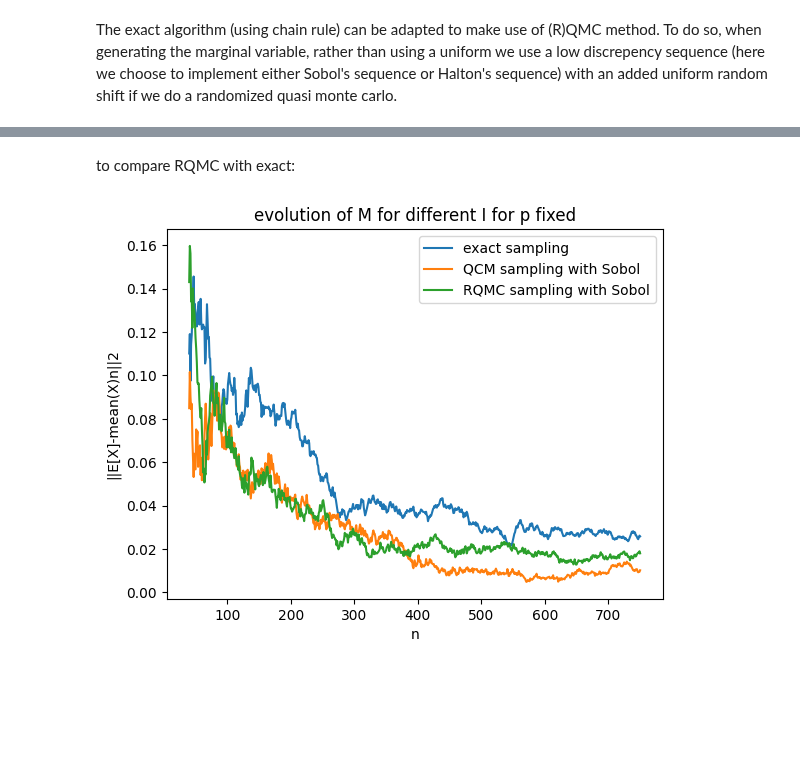
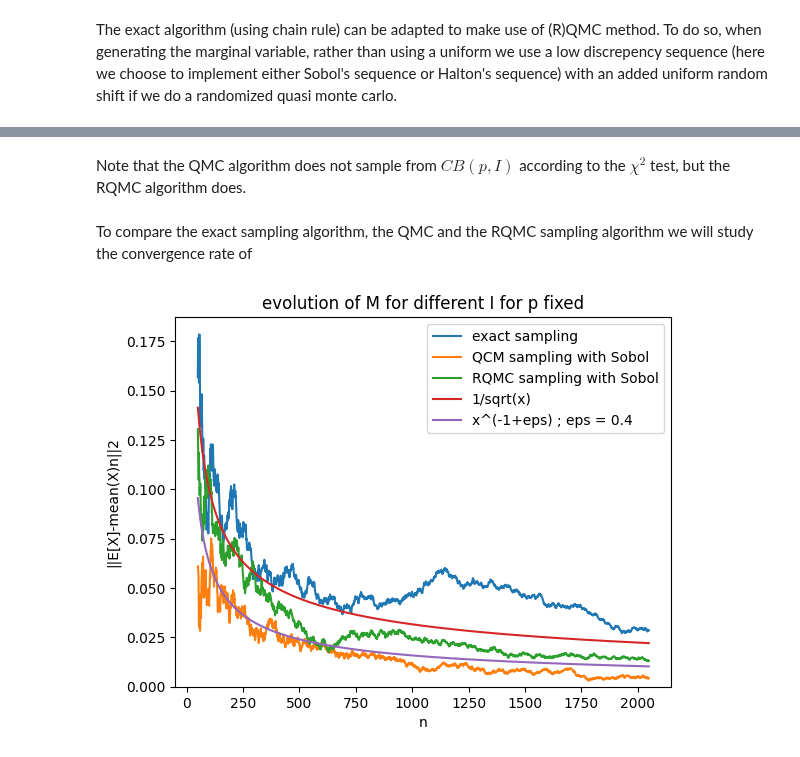
Before and after one commit to teiki-h/cond_bernoulli, a Jupyter notebook: main.ipynb, the cells around one changed output, grey strips where cells are left out. Drawn from its saved outputs; the diff is of its cells as text; code cells hidden in the pictures; blank space fills up the shorter version.

```diff
--- a/main.ipynb
+++ b/main.ipynb
@@ -944,9 +953,12 @@ p-valeur : 0.9995136755390556
 l'hypothèse nulle n'est pas rejeté à 10%
-# %% [markdown]
-to compare RQMC with exact:
+# %% [markdown]
+Note that the QMC algorithm does not sample from $CB(p,I)$ according to the $\chi^2$ test, but the RQMC algorithm does.
+# %% [markdown]
+To compare the exact sampling algorithm, the QMC and the RQMC sampling algorithm we will study the convergence rate of
 # %%
-L = 750
-E = sampler._calculate_expectation()
+L = 2048
+u = lambda x:x*x
+E = sampler._calculate_expectation(u)
 sampler.sample_generator(L,sequence=2)
 S_exact = sampler.sample
 sampler.sample_generator(L,sequence=0,RQMC=False)
@@ -954,18 +966,23 @@ S_sobol = sampler.sample
 sampler.sample_generator(L,sequence=0,RQMC=True)
 S_rqmc = sampler.sample
 # %%
-start = 40
+start = 50
+eps = 0.40
 x_values = np.arange(start, L + 1)
 
 plt.plot(x_values, np.array([np.linalg.norm((E - np.mean(S_exact[:i], axis= 0))) for i in range(start,L+1)]), label='exact sampling')
 plt.plot(x_values, np.array([np.linalg.norm((E - np.mean(S_sobol[:i], axis= 0))) for i in range(start,L+1)]), label='QCM sampling with Sobol')
 plt.plot(x_values, np.array([np.linalg.norm((E - np.mean(S_rqmc[:i], axis= 0))) for i in range(start,L+1)]), label='RQMC sampling with Sobol')
+plt.plot(x_values, 1/np.sqrt(x_values), label='1/sqrt(x)')
+plt.plot(x_values, x_values**(-1+eps), label=f'x^(-1+eps) ; eps = {eps}')
+plt.ylim(bottom=0)
+
 plt.xlabel('n')
 plt.ylabel('||E[X]-mean(X)n||2')
 plt.title('evolution of M for different I for p fixed')
 plt.legend()
 
 # Show the plot
 plt.show()
 # %% [output]
-[figure, old version]
+[figure, new version]
```
Also changed, not shown: parts of 17 cells of this notebook, 1 other file.
